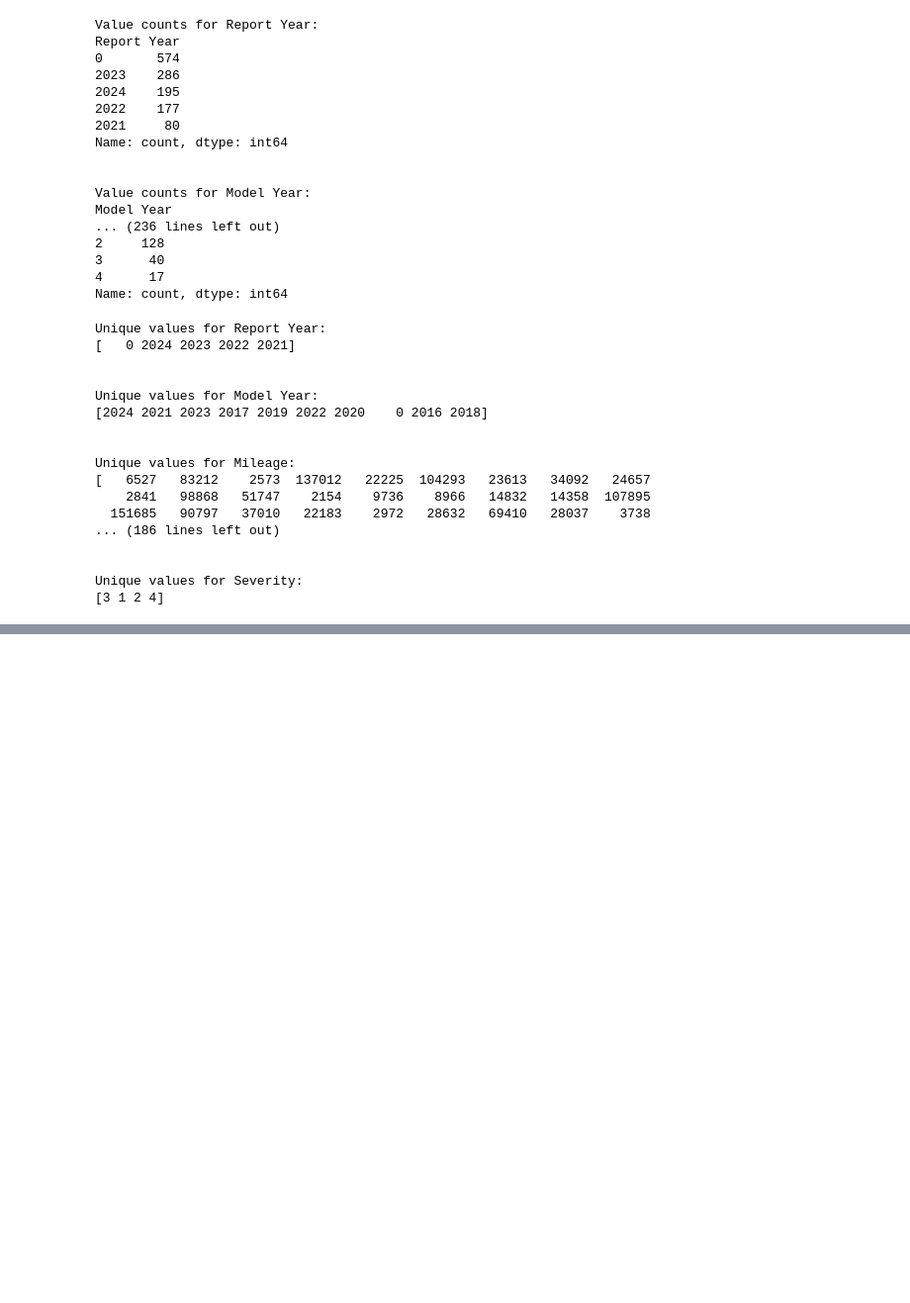
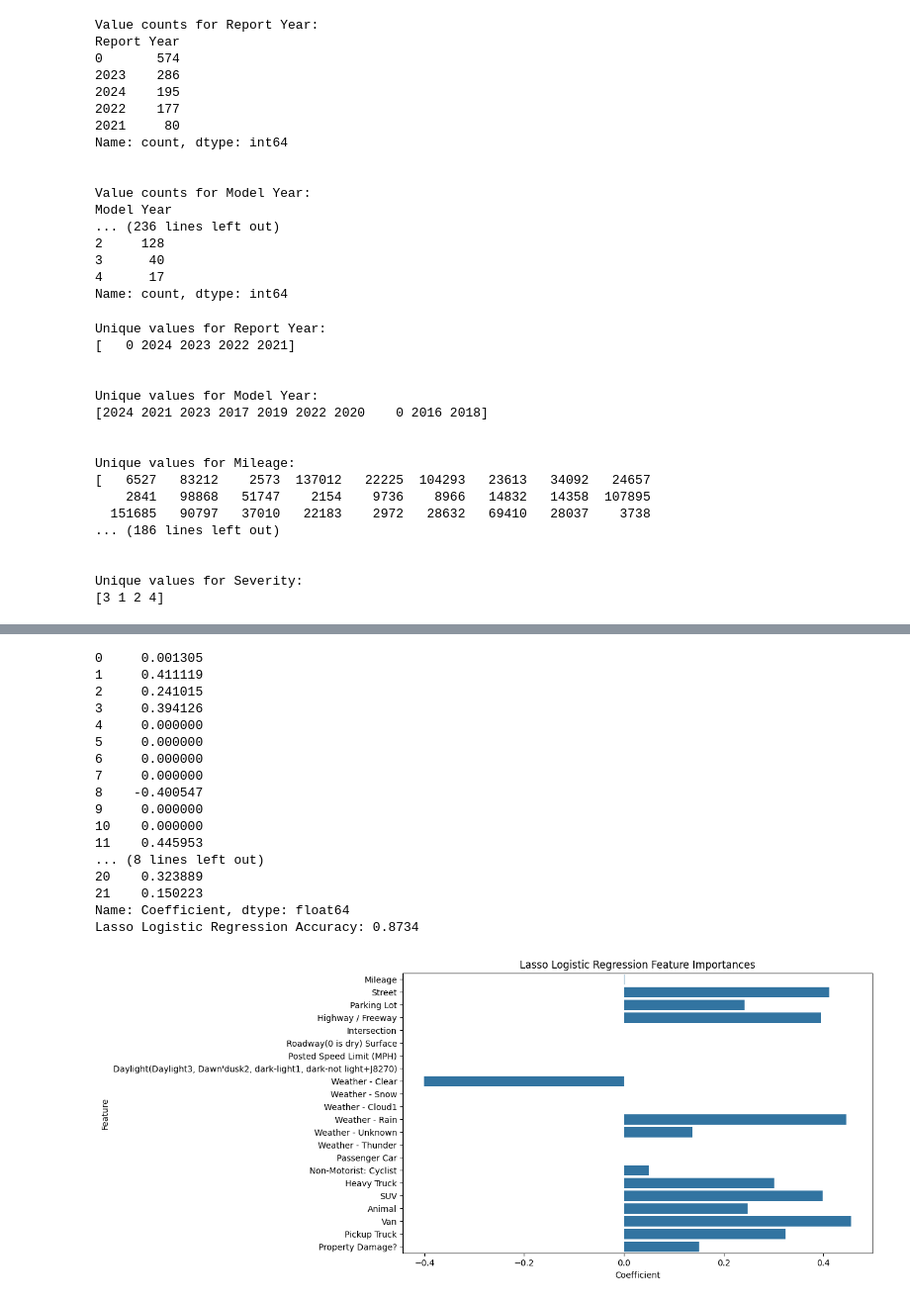
Before and after one commit to Johnnnn08/AV-Traffic-accidents-Analysis, a Jupyter notebook: Data Cleaning.ipynb, the cells around one changed output, grey strips where cells are left out. Shown at 99% size. Cells and saved outputs as stored; diff of their text form; code cells hidden in the pictures; blank space fills up the shorter version.

```diff
--- a/Data Cleaning.ipynb
+++ b/Data Cleaning.ipynb
@@ -231 +372,69 @@ Decision Tree Model Accuracy: 0.9121
+# %%
+#lasso regression
+
+from sklearn.linear_model import LogisticRegression
+from sklearn.model_selection import train_test_split
+from sklearn.preprocessing import StandardScaler
+from sklearn.metrics import accuracy_score
+
+excludeColumns = ("Model Year","Report Year","Weather - Severe Wind", "Weather - Fog/Smoke", "No Injuries Reported", "Minor", "Moderate", "Serious", "Severity")
+predictors = [s for s in df.columns if s not in excludeColumns]
+x = df[predictors]
+y = df["Severity"]
+x_train,x_test,y_train,y_test = train_test_split(x,y,test_size=0.3)
+
+# Standardize the data
+scaler = StandardScaler()
+X_train_scaled = scaler.fit_transform(x_train)
+X_test_scaled = scaler.transform(x_test)
+
+# Perform Lasso Logistic Regression
+lasso_logistic = LogisticRegression(penalty='l1', solver='saga', max_iter=5000, random_state=42)
+lasso_logistic.fit(X_train_scaled, y_train)
+
+# Get the coefficients
+lasso_coefficients = pd.DataFrame({
+    'Feature': predictors,
+    'Coefficient': lasso_logistic.coef_[0]
+})
+
+# Filter out the features with non-zero coefficients
+selected_features = lasso_coefficients['Coefficient']
+print(selected_features)
+
+# Predict and evaluate the model
+y_pred = lasso_logistic.predict(X_test_scaled)
+accuracy = accuracy_score(y_test, y_pred)
+print(f"Lasso Logistic Regression Accuracy: {accuracy:.4f}")
+
+# Optionally, you can plot the coefficients
+import matplotlib.pyplot as plt
+import seaborn as sns
+
+
+plt.figure(figsize=(10, 6))
+sns.barplot(x='Coefficient', y='Feature', data=lasso_coefficients)
+plt.title('Lasso Logistic Regression Feature Importances')
+plt.xlabel('Coefficient')
+plt.ylabel('Feature')
+plt.show()
+# %% [output]
+0     0.001305
+1     0.411119
+2     0.241015
+3     0.394126
+4     0.000000
+5     0.000000
+6     0.000000
+7     0.000000
+8    -0.400547
+9     0.000000
+10    0.000000
+11    0.445953
+... (8 lines left out)
+20    0.323889
+21    0.150223
+Name: Coefficient, dtype: float64
+Lasso Logistic Regression Accuracy: 0.8734
+[figure, added]
 # %%
```
Also changed, not shown: parts of 18 cells of this notebook.
